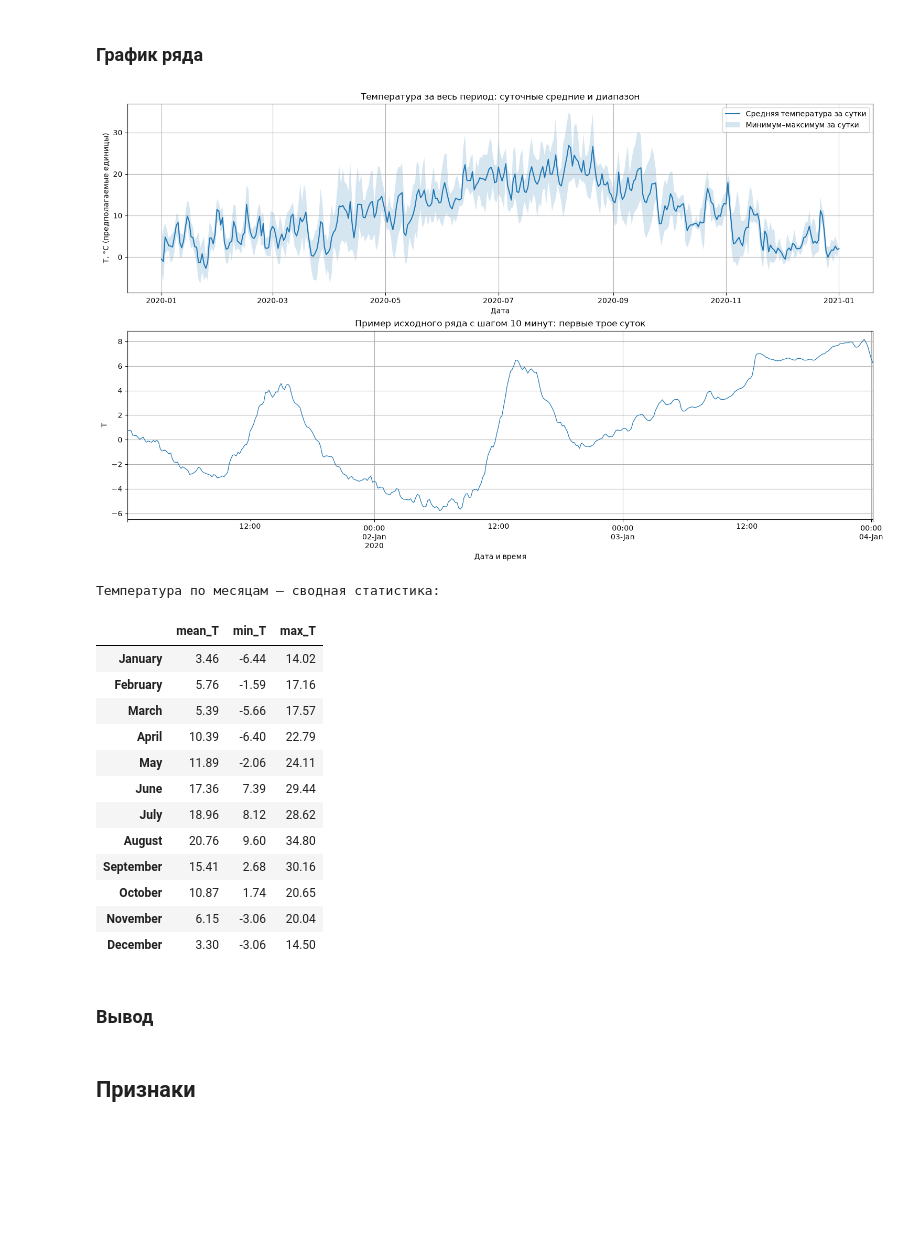
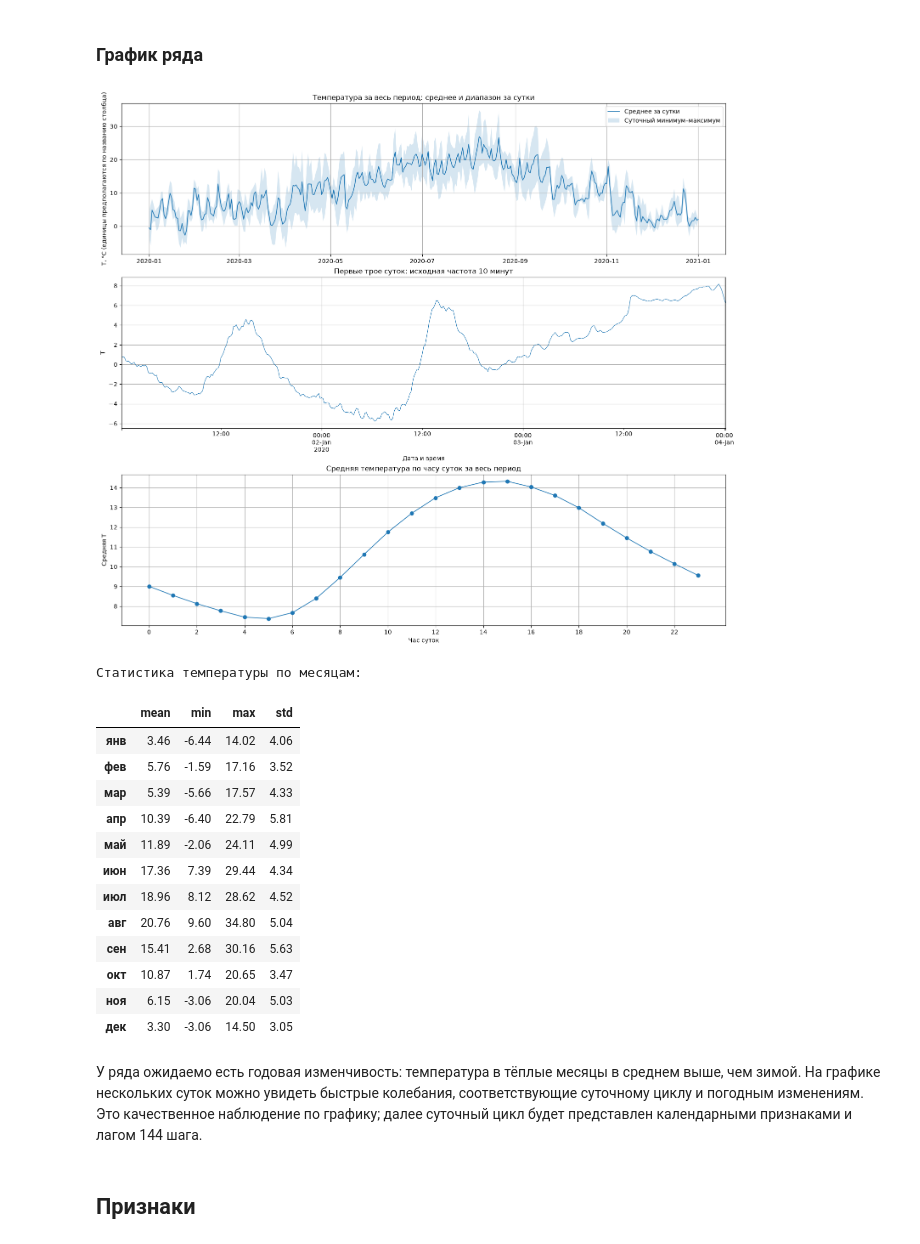
Before and after one commit to violllin/DOP_ML, a Jupyter notebook: dop.ipynb, the cells around one changed output. Saved outputs shown, nothing was run; the diff lists cells and outputs as text; code cells hidden in the pictures; blank space fills up the shorter version.

```diff
--- a/dop.ipynb
+++ b/dop.ipynb
@@ -140,48 +116,54 @@ display(y.describe().to_frame("T"))
 # %% [markdown]
 ### График ряда
 # %%
-fig, axes = plt.subplots(2, 1, figsize=(15, 9), constrained_layout=True)
-
 daily_mean = y.resample("D").mean()
 daily_min = y.resample("D").min()
 daily_max = y.resample("D").max()
-axes[0].plot(daily_mean.index, daily_mean.values, linewidth=1.5, label="Средняя температура за сутки")
-axes[0].fill_between(daily_mean.index, daily_min.values, daily_max.values, alpha=0.18, label="Минимум–максимум за сутки")
-axes[0].set_title("Температура за весь период: суточные средние и диапазон")
-axes[0].set_xlabel("Дата")
-axes[0].set_ylabel("T, °C (предполагаемые единицы)")
+
+fig, axes = plt.subplots(3, 1, figsize=(15, 13), constrained_layout=True)
+axes[0].plot(daily_mean.index, daily_mean.values, linewidth=1.2, label="Среднее за сутки")
+axes[0].fill_between(daily_mean.index, daily_min.values, daily_max.values, alpha=0.18, label="Суточный минимум–максимум")
+axes[0].set_title("Температура за весь период: среднее и диапазон за сутки")
+axes[0].set_ylabel("T, °C (единицы предполагаются по названию столбца)")
 axes[0].legend()
 
-start_slice = y.index[0]
-end_slice = start_slice + pd.Timedelta(days=3)
-y.loc[start_slice:end_slice].plot(ax=axes[1], linewidth=0.9)
-axes[1].set_title("Пример исходного ряда с шагом 10 минут: первые трое суток")
+slice_start = y.index[0]
+slice_end = slice_start + pd.Timedelta(days=3)
+y.loc[slice_start:slice_end].plot(ax=axes[1], linewidth=0.8)
+axes[1].set_title("Первые трое суток: исходная частота 10 минут")
 axes[1].set_xlabel("Дата и время")
 axes[1].set_ylabel("T")
+
+hour_profile = y.groupby(y.index.hour).mean()
+axes[2].plot(hour_profile.index, hour_profile.values, marker="o", linewidth=1.2)
+axes[2].set_title("Средняя температура по часу суток за весь период")
+axes[2].set_xlabel("Час суток")
+axes[2].set_ylabel("Средняя T")
+axes[2].set_xticks(range(0, 24, 2))
 plt.show()
 
-monthly_stats = y.groupby(y.index.month).agg(["mean", "min", "max"])
-monthly_stats.index = [pd.Timestamp(2000, m, 1).strftime("%B") for m in monthly_stats.index]
-monthly_stats.columns = ["mean_T", "min_T", "max_T"]
-print("Температура по месяцам — сводная статистика:")
+month_labels_ru = {1:"янв",2:"фев",3:"мар",4:"апр",5:"май",6:"июн",7:"июл",8:"авг",9:"сен",10:"окт",11:"ноя",12:"дек"}
+monthly_stats = y.groupby(y.index.month).agg(mean="mean", min="min", max="max", std="std")
+monthly_stats.index = [month_labels_ru[int(m)] for m in monthly_stats.index]
+print("Статистика температуры по месяцам:")
 display(monthly_stats.round(2))
 # %% [output]
-[figure, old version]
+[figure, new version]
-Температура по месяцам — сводная статистика:
+Статистика температуры по месяцам:
-|  | mean_T | min_T | max_T |
-| January | 3.46 | -6.44 | 14.02 |
-| February | 5.76 | -1.59 | 17.16 |
-| March | 5.39 | -5.66 | 17.57 |
-| April | 10.39 | -6.40 | 22.79 |
-| May | 11.89 | -2.06 | 24.11 |
-| June | 17.36 | 7.39 | 29.44 |
-| July | 18.96 | 8.12 | 28.62 |
-| August | 20.76 | 9.60 | 34.80 |
-| September | 15.41 | 2.68 | 30.16 |
-| October | 10.87 | 1.74 | 20.65 |
-| November | 6.15 | -3.06 | 20.04 |
-| December | 3.30 | -3.06 | 14.50 |
+|  | mean | min | max | std |
+| янв | 3.46 | -6.44 | 14.02 | 4.06 |
+| фев | 5.76 | -1.59 | 17.16 | 3.52 |
+| мар | 5.39 | -5.66 | 17.57 | 4.33 |
+| апр | 10.39 | -6.40 | 22.79 | 5.81 |
+| май | 11.89 | -2.06 | 24.11 | 4.99 |
+| июн | 17.36 | 7.39 | 29.44 | 4.34 |
+| июл | 18.96 | 8.12 | 28.62 | 4.52 |
+| авг | 20.76 | 9.60 | 34.80 | 5.04 |
+| сен | 15.41 | 2.68 | 30.16 | 5.63 |
+| окт | 10.87 | 1.74 | 20.65 | 3.47 |
+| ноя | 6.15 | -3.06 | 20.04 | 5.03 |
+| дек | 3.30 | -3.06 | 14.50 | 3.05 |
-# %% [markdown]
-### Вывод
+# %% [markdown]
+У ряда ожидаемо есть годовая изменчивость: температура в тёплые месяцы в среднем выше, чем зимой. На графике нескольких суток можно увидеть быстрые колебания, соответствующие суточному циклу и погодным изменениям. Это качественное наблюдение по графику; далее суточный цикл будет представлен календарными признаками и лагом 144 шага.
 # %% [markdown]
 ## Признаки
```
Also changed, not shown: parts of 31 cells of this notebook.
